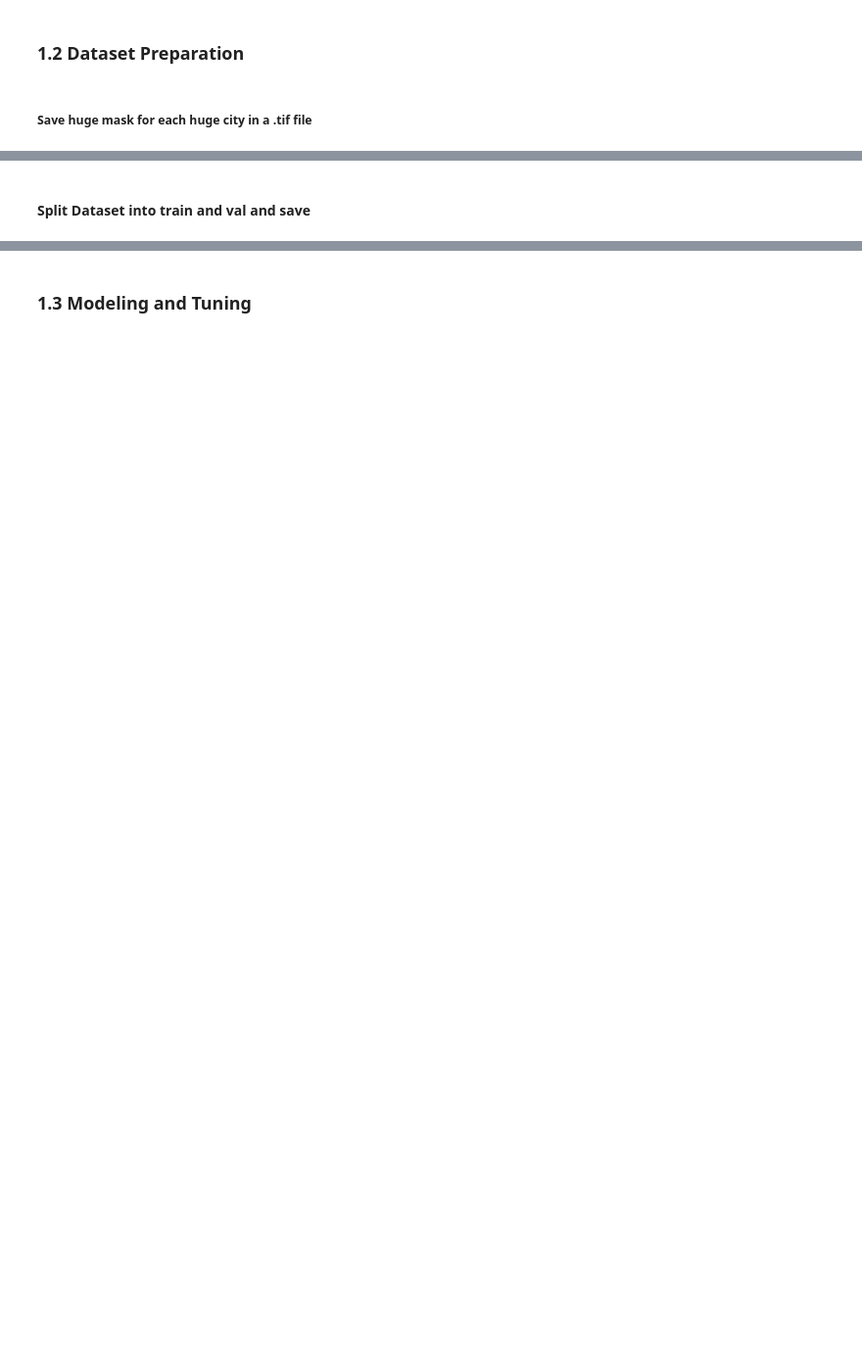
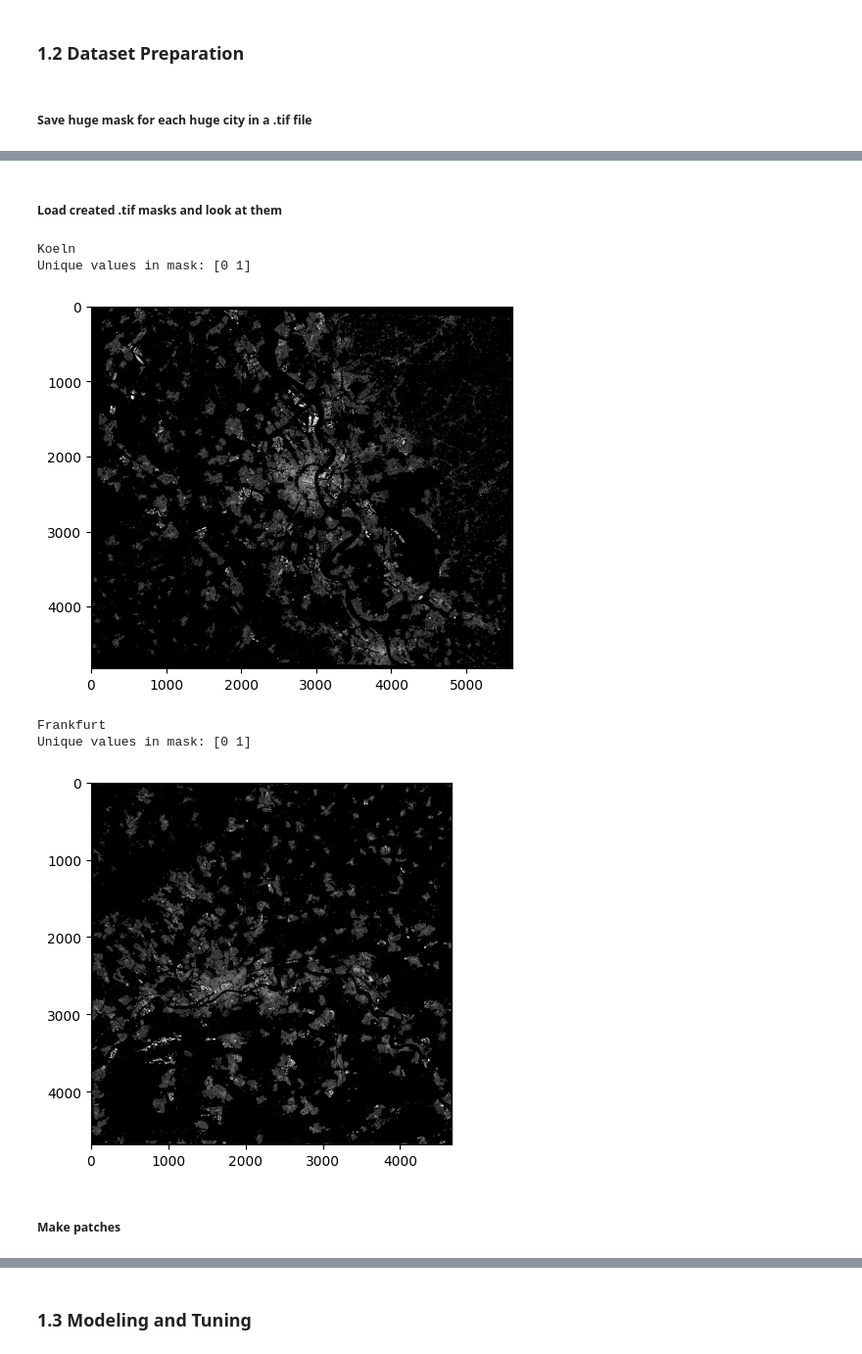
Before and after one commit to dmtschulz/satellite-image-segmentation, a Jupyter notebook: AMLS_2024_solution.ipynb, the cells around one changed output, grey strips where cells are left out. Shown at 98% size. Drawn from its saved outputs; the diff is of its cells as text; code cells hidden in the pictures; blank space fills up the shorter version.

```diff
--- a/AMLS_2024_solution.ipynb
+++ b/AMLS_2024_solution.ipynb
@@ -28,8 +26,2 @@ from modeling_tuning.earlystopping import EarlyStopping
-# %%
-pyrosm_path = f"acquisition_alignment/pyrosm_cities/"
-os.makedirs(pyrosm_path, exist_ok=True)
-
-# List of 10 'big' cities + Test city
-city_names = ["Berlin", "Bonn", "Muenchen", "Koeln", "Frankfurt", "Stuttgart", "Dortmund", "Duesseldorf", "Bremen", "Leipzig", "Dresden"]
 # %%
 # 1 min
@@ -69,7 +38,7 @@ def save_to_shapefile(buildings_gdf, bbox, city_name):
 # %%
 # ~11 min
 cities_data = {}
-for city in city_names[:2]:
+for city in city_names:
     buildings_gdf, bbox = get_building_bbox(pyrosm_path, city)
     # Saving buildings_gdf to a shapefile
     # save_to_shapefile(buildings_gdf, bbox, city)
@@ -116,11 +71,10 @@ for city in city_names:
 # %%
-#
-band_index = 1  # For single band. Band index to read (1 for B04, 2 for B03, 3 for B02, 4 for B08) (cmap=gray anyway)
+band_index = 1  # For single band. Band index to read (1 for B04, 2 for B03, 3 for B02, 4 for B08) (cmap=gray anyway). Start index is 1 because rasterio.
 
 # Loop through each city in the dictionary and save image of the buildings of the city
 for city, data in cities_data.items():
     # Path to the Sentinel-2 L2a image of a city
-    sentinel2_path = f"acquisition_alignment/openeo_cities/{city_names}/{city}.tif"
+    sentinel2_path = f"acquisition_alignment/openeo_cities/{city}/{city}.tif"
 
     buildings_gdf, _ = data
 
@@ -142,8 +96,8 @@ for city, data in cities_data.items():
 
     print("2 (c) IRB")
     irb_image(sentinel2_path, images_save_dir)
-
-    break # One should be enough to be sure everything is correct
+    print(f"Plotting for {city} done")
+    break # One should be enough to be sure projection is correct
 # %% [markdown]
 ### 1.2 Dataset Preparation
 # %% [markdown]
@@ -208,13 +104,0 @@ for city, data in cities_data.items():
-# %%
-for city in city_names[:4]:
-    mask_path = f'acquisition_alignment/openeo_cities/{city}/{city}_buildings_mask.tif'
-    # Load the building mask
-    with rasterio.open(mask_path) as src:
-        buildings_mask = src.read(1)  # Mask is in the first band
-
-    # Check the unique values in the mask
-    unique_values = np.unique(buildings_mask)
-    print("Unique values in mask:", unique_values)
-
-    # Display the mask with a grayscale colormap
-    show(buildings_mask, cmap='gray')
@@ -339,2 +104,0 @@ print(len(paired_files))
-# %% [markdown]
-#### Split Dataset into train and val and save
@@ -343,0 +136,25 @@ split_and_save(paired_files, output_directory)
+# %% [markdown]
+##### Load created .tif masks and look at them
+# %%
+for city in city_names[1:3]:
+    mask_path = f'acquisition_alignment/openeo_cities/{city}/{city}_buildings_mask.tif'
+    # Load the building mask
+    print(f"{city}")
+    with rasterio.open(mask_path) as src:
+        buildings_mask = src.read(1)  # Mask is in the first band
+
+    # Check the unique values in the mask
+    unique_values = np.unique(buildings_mask)
+    print("Unique values in mask:", unique_values)
+
+    # Display the mask with a grayscale colormap
+    show(buildings_mask, cmap='gray')
+# %% [output]
+Koeln
+Unique values in mask: [0 1]
+[figure, added]
+Frankfurt
+Unique values in mask: [0 1]
+[figure, added]
+# %% [markdown]
+##### Make patches
```
Also changed, not shown: parts of 81 cells of this notebook, 1 other file.
